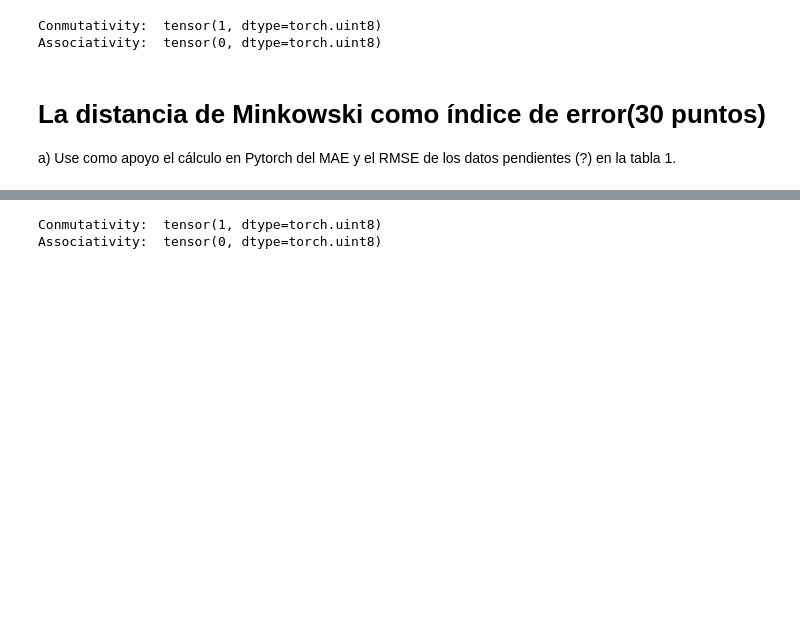
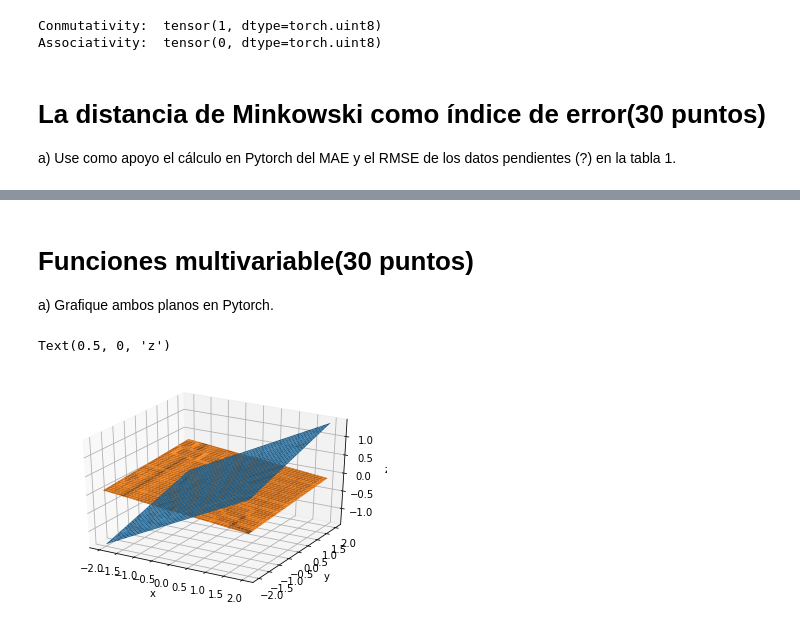
Before and after one commit to fmejias/CienciasDeLosDatosTEC, a Jupyter notebook: TP0/TP0.ipynb, the cells around one changed output, grey strips where cells are left out. Saved outputs shown, nothing was run; the diff lists cells and outputs as text; code cells hidden in the pictures; blank space fills up the shorter version.

Commit message:
TP0: Update Jupyter notebook with Exercise 4 plots

```diff
--- a/TP0/TP0.ipynb
+++ b/TP0/TP0.ipynb
@@ -492,51 +477,26 @@ d) Desviacion estandar del RMSE del tercer set de datos entre v1=tensor([ 6., 20
-# %%
-# Test Exercise 2.2
-
-def checkConmutativity(u, v):
-  """
-  Checks the conmutativity property of dot prdouct
-  param u, vector1
-  param v, vector2
-  return true if conmutativity
-  """
-
-  #compute left and right side of the equation
-  right = v * u
-  left  = u * v
-
-  difference = torch.abs(right.sum() - left.sum());
-  sumDifference = difference.sum()
-
-  #Is Conmutativity?
-  return (sumDifference == 0)
-
-def checkAssociativity(u, v, w):
-  """
-  Checks the associativity property
-  param u, vector1
-  param v, vector2
-  param w, vector3
-  return true if associativity
-  """
-
-  #compute left and right side of the equation
-  right = (u * v).sum()
-  right = right * w
-  left  = (v * w).sum()
-  left  = u * left
-
-  difference = torch.abs(right.sum() - left.sum());
-  sumDifference = difference.sum()
-
-  #Is Associativity?
-  return (sumDifference == 0)
-
-## Tests exercise 2.2.a
-vector1 = torch.randn(50, 50)
-vector2 = torch.randn(50, 50)
-vector3 = torch.randn(50, 50)
-print("Conmutativity: ", checkConmutativity(vector1, vector2))
-print("Associativity: ", checkAssociativity(vector1, vector2, vector3))
-# %% [output]
-Conmutativity:  tensor(1, dtype=torch.uint8)
-Associativity:  tensor(0, dtype=torch.uint8)
+# %% [markdown]
+# Funciones multivariable(30 puntos)
+a) Grafique ambos planos en Pytorch.
+# %%
+# Test exercise 4.1
+import matplotlib.pyplot as plt
+from mpl_toolkits.mplot3d import Axes3D
+import numpy as np
+
+x = np.linspace(-2, 2, 41)
+y = np.linspace(-2, 2, 41)
+X, Y = np.meshgrid(x, y)
+
+Z = 0.5*X + 0.2*Y
+Z1 = -0.1*X + 0.05*Y
+
+fig = plt.figure()
+ax  = plt.axes(projection='3d')
+ax.plot_surface(X, Y, Z)
+ax.plot_surface(X, Y, Z1)
+ax.set_xlabel('x')
+ax.set_ylabel('y')
+ax.set_zlabel('z')
+# %% [output]
+Text(0.5, 0, 'z')
+[figure, added]
```
Also changed, not shown: parts of 4 cells of this notebook.
